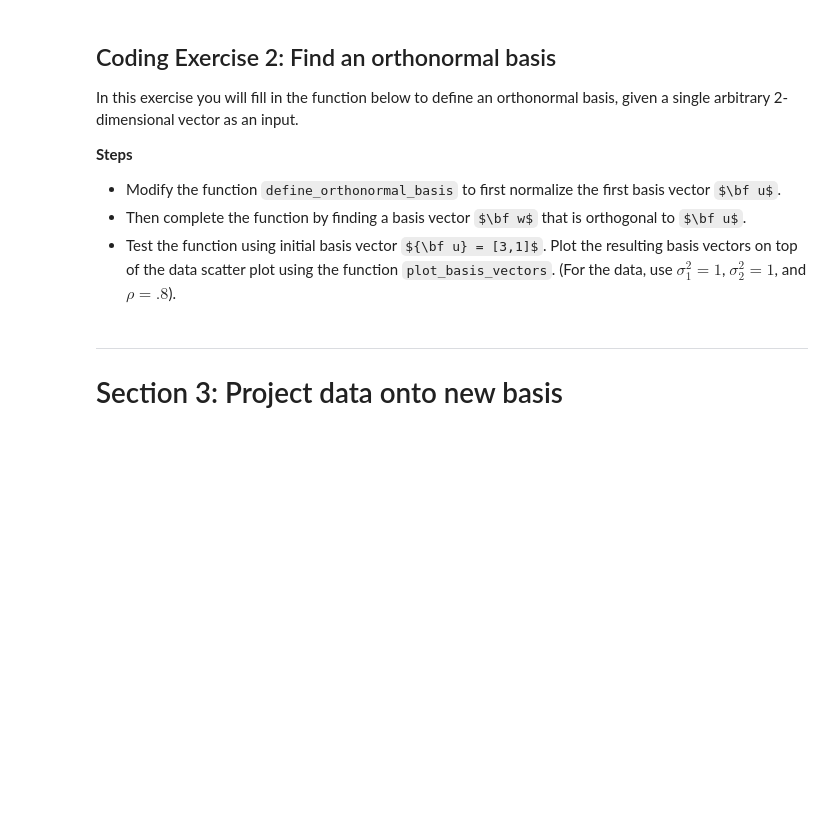
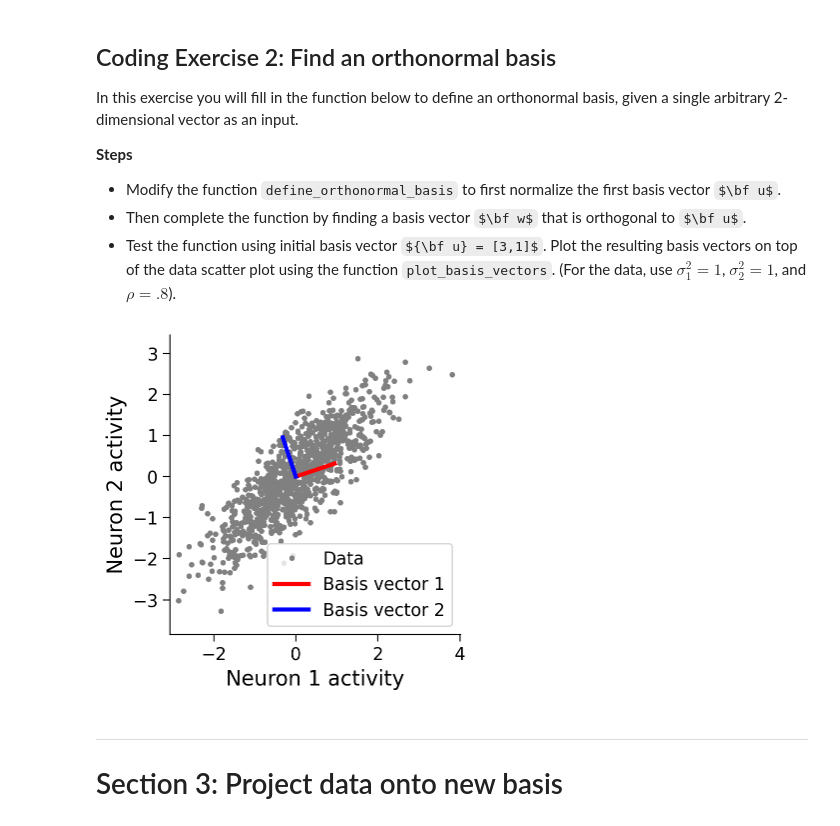
Before and after one commit to EugOT/compneuro, a Jupyter notebook: notebooks/2023-11-19-Geometric-view-of-data.ipynb, the cells around one changed output. Drawn from its saved outputs; the diff is of its cells as text; code cells hidden in the pictures; some formulas as TeX source; blank space fills up the shorter version.

```diff
--- a/notebooks/2023-11-19-Geometric-view-of-data.ipynb
+++ b/notebooks/2023-11-19-Geometric-view-of-data.ipynb
@@ -318,39 +333,41 @@ def define_orthonormal_basis(u):
   #################################################
   ## TODO for students: calculate the orthonormal basis
   # Fill out function and remove
-  raise NotImplementedError("Student exercise: implement the orthonormal basis function")
-  #################################################
+  #raise NotImplementedError("Student exercise: implement the orthonormal basis function")
+  ##################################################
 
   # Normalize vector u
-  u = ...
+  u = np.array([u[0] / np.linalg.norm(u), u[1] / np.linalg.norm(u)])
 
   # Calculate vector w that is orthogonal to u
-  w = ...
+  w = np.array([-u[1], u[0]])
 
   # Put in matrix form
   W = np.column_stack([u, w])
 
   return W
 
 
 # Set up parameters
 np.random.seed(2020)  # set random seed
 variance_1 = 1
 variance_2 = 1
 corr_coef = 0.8
 u = np.array([3, 1])
 
 # Compute covariance matrix
 cov_matrix = calculate_cov_matrix(variance_1, variance_2, corr_coef)
 
 # Generate data
 X = get_data(cov_matrix)
 
 # Get orthonomal basis
 W = define_orthonormal_basis(u)
 
 # Visualize
 plot_basis_vectors(X, W)
+# %% [output]
+[figure, added]
 # %% [markdown]
 ---
 # Section 3: Project data onto new basis
```
Also changed, not shown: parts of 8 cells of this notebook.
